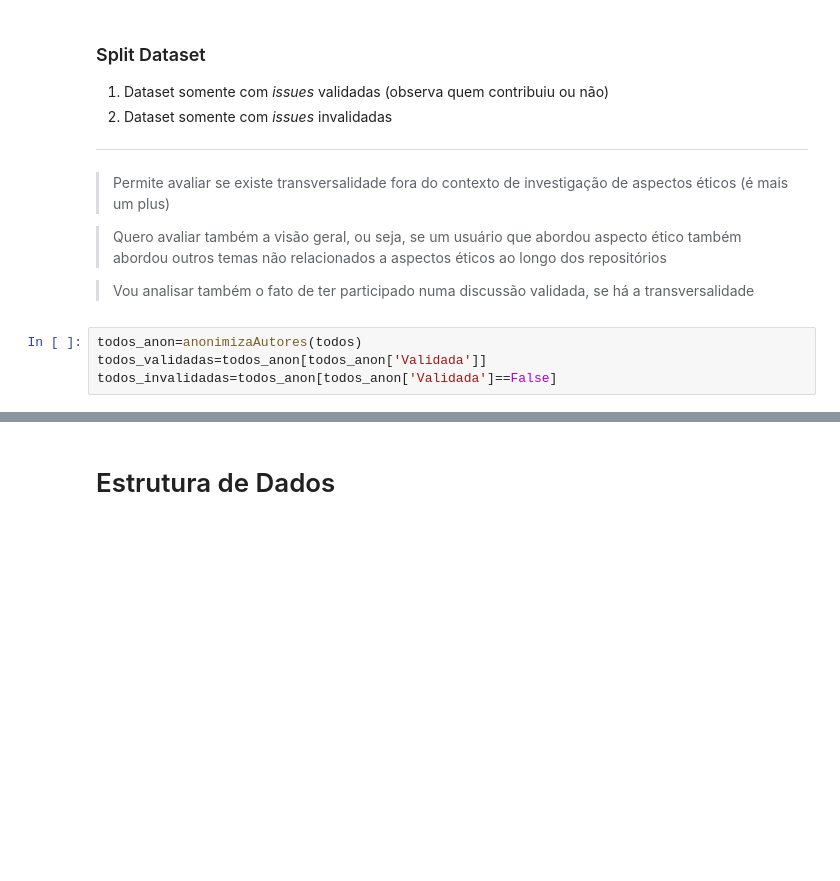
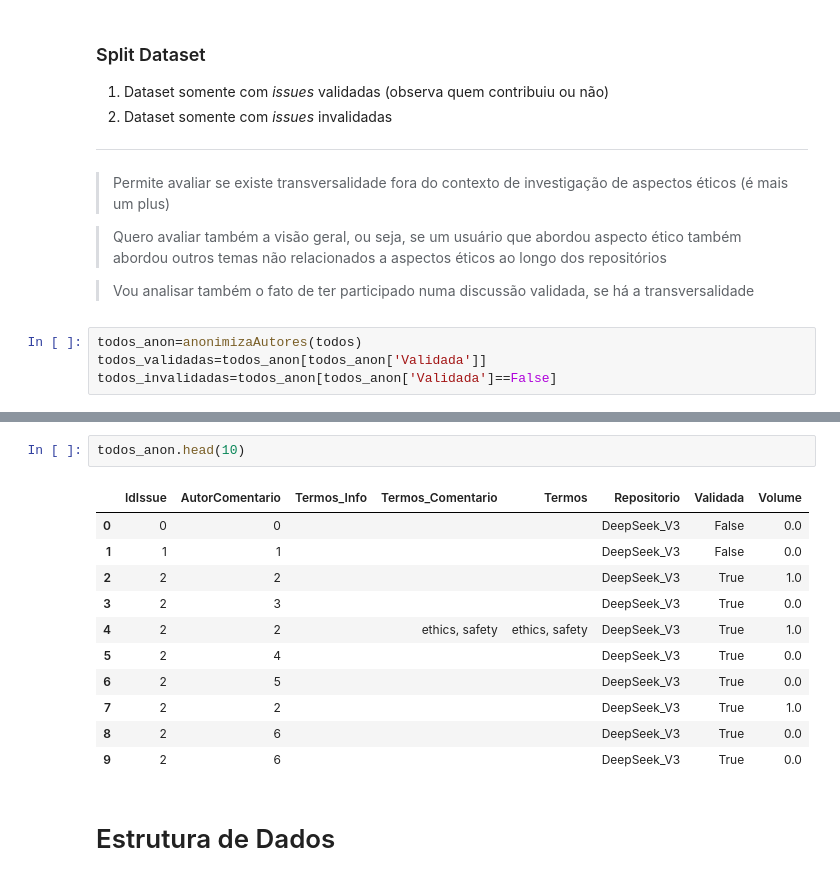
Before and after one commit to Eufrausino/ProjetoFinal-INF610_ANALISE-TRANSVERSALIDADE_DISCUSSAO_ISSUE, a Jupyter notebook: ProjetoFinalINF610_Gustavo_5062.ipynb, the cells around one changed output, grey strips where cells are left out. Saved outputs shown, nothing was run; the diff lists cells and outputs as text; blank space fills up the shorter version.

```diff
--- a/ProjetoFinalINF610_Gustavo_5062.ipynb
+++ b/ProjetoFinalINF610_Gustavo_5062.ipynb
@@ -75,3 +88,17 @@ todos_invalidadas=todos_anon[todos_anon['Validada']==False]
+# %%
+todos_anon.head(10)
+# %% [output]
+|  | IdIssue | AutorComentario | Termos_Info | Termos_Comentario | Termos | Repositorio | Validada | Volume |
+| 0 | 0 | 0 |  |  |  | DeepSeek_V3 | False | 0.0 |
+| 1 | 1 | 1 |  |  |  | DeepSeek_V3 | False | 0.0 |
+| 2 | 2 | 2 |  |  |  | DeepSeek_V3 | True | 1.0 |
+| 3 | 2 | 3 |  |  |  | DeepSeek_V3 | True | 0.0 |
+| 4 | 2 | 2 |  | ethics, safety | ethics, safety | DeepSeek_V3 | True | 1.0 |
+| 5 | 2 | 4 |  |  |  | DeepSeek_V3 | True | 0.0 |
+| 6 | 2 | 5 |  |  |  | DeepSeek_V3 | True | 0.0 |
+| 7 | 2 | 2 |  |  |  | DeepSeek_V3 | True | 1.0 |
+| 8 | 2 | 6 |  |  |  | DeepSeek_V3 | True | 0.0 |
+| 9 | 2 | 6 |  |  |  | DeepSeek_V3 | True | 0.0 |
 # %% [markdown]
 # Estrutura de Dados
 # %%
```
Also changed, not shown: parts of 16 cells of this notebook.
